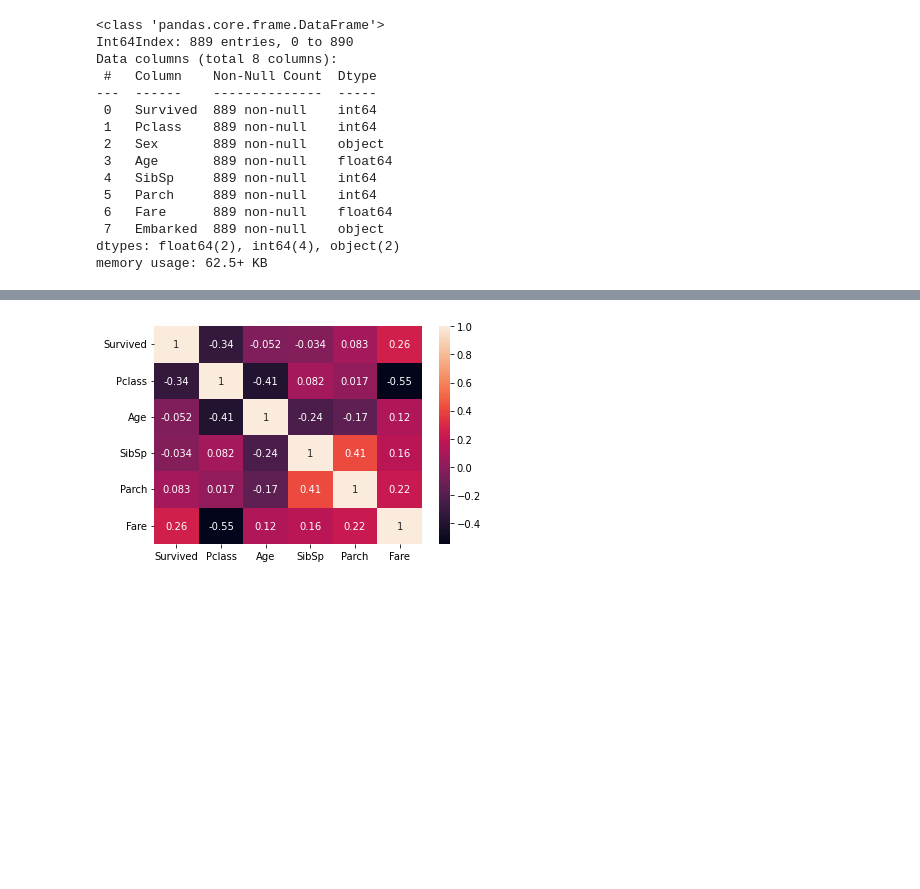
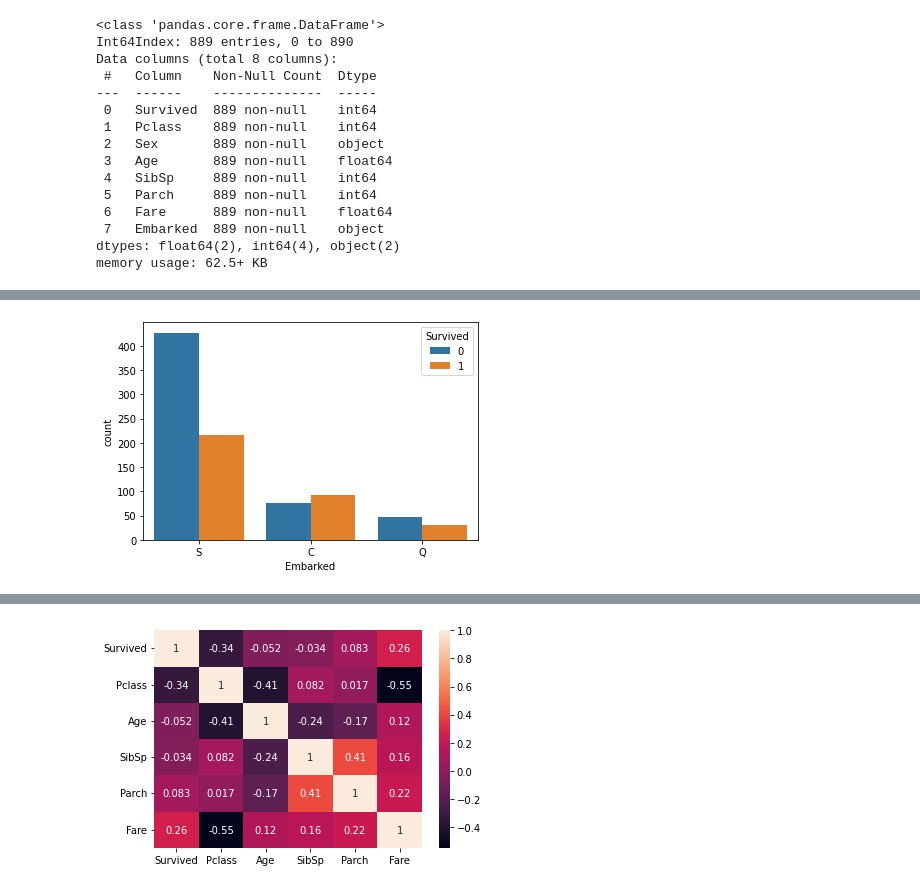
Before and after one commit to Wali-Mohamed/Titanic-Survival-Machine-Learning, a Jupyter notebook: titanic-notebook-w.ipynb, the cells around one changed output, grey strips where cells are left out. Saved outputs shown, nothing was run; the diff lists cells and outputs as text; code cells hidden in the pictures; blank space fills up the shorter version.

```diff
--- a/titanic-notebook-w.ipynb
+++ b/titanic-notebook-w.ipynb
@@ -170,0 +193,5 @@ memory usage: 62.5+ KB
+# %%
+# fraction of those who survived based on where they embarked
+sns.countplot(data=df, x='Embarked', hue='Survived');
+# %% [output]
+[figure, added]
```
Also changed, not shown: parts of 13 cells of this notebook.
